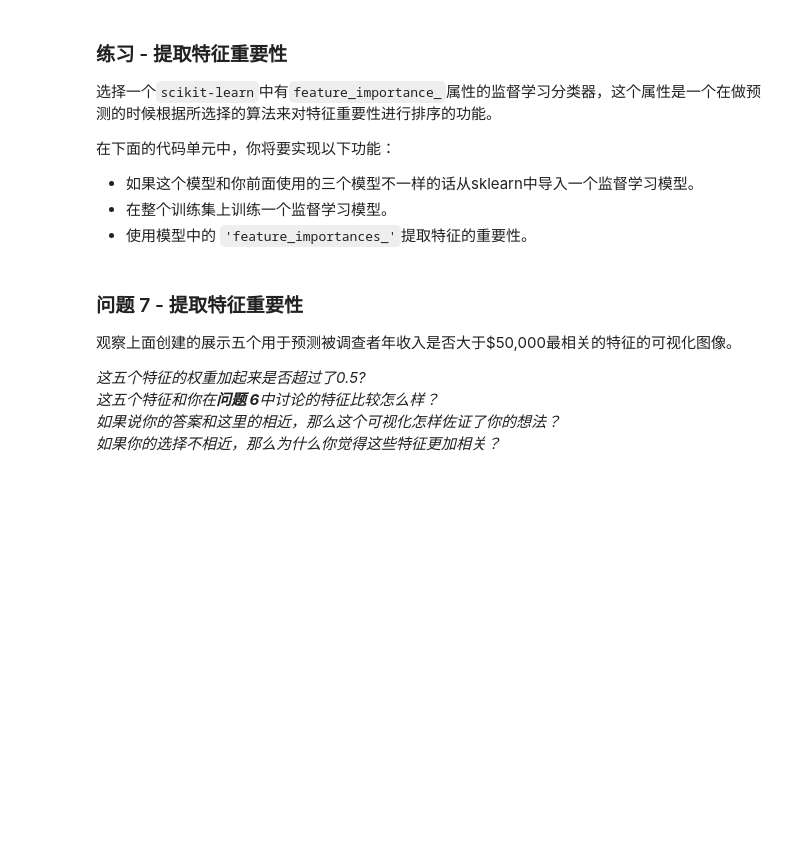
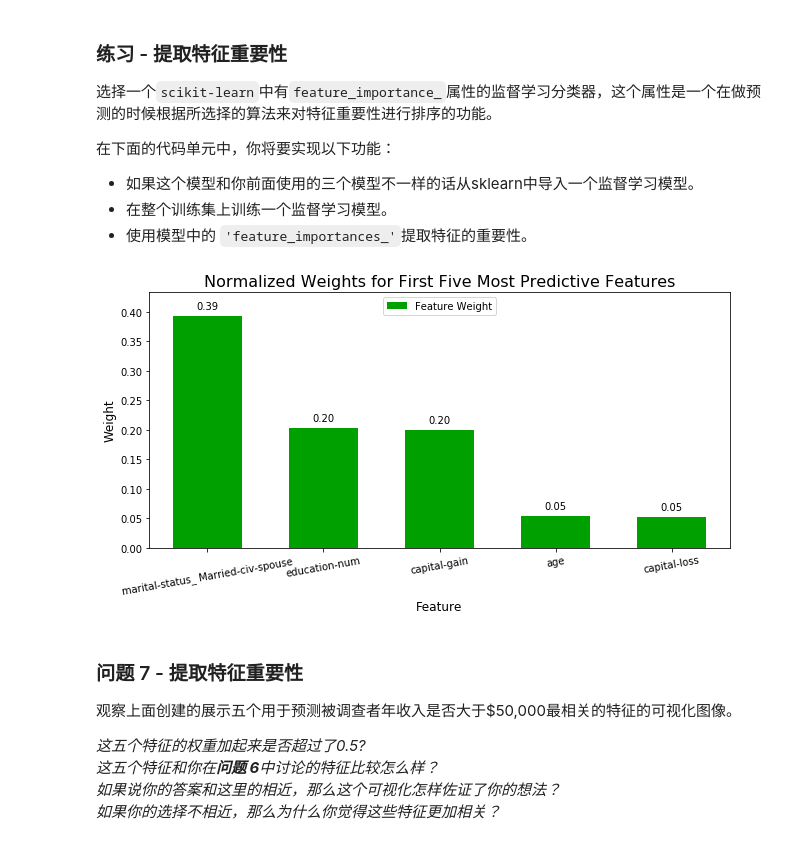
Before and after one commit to jayden-chua/charity-ideas, a Jupyter notebook: finding_donors.ipynb, the cells around one changed output. Cells and saved outputs as stored; diff of their text form; code cells hidden in the pictures; blank space fills up the shorter version.

```diff
--- a/finding_donors.ipynb
+++ b/finding_donors.ipynb
@@ -494,20 +514,27 @@ vs.evaluate(results, accuracy, fscore)
 **注意：** 取决于你选择的参数列表，下面实现的代码可能需要花一些时间运行！
 # %%
 # TODO：导入'GridSearchCV', 'make_scorer'和其他一些需要的库
+from sklearn.ensemble import GradientBoostingClassifier
+from sklearn.model_selection import GridSearchCV
+from sklearn.metrics import make_scorer
 
 # TODO：初始化分类器
-clf = None
+clf = GradientBoostingClassifier(random_state=21)
 
 # TODO：创建你希望调节的参数列表
-parameters = None
+parameters = {'learning_rate':[0.1,0.2,0.3],
+              'n_estimators':[50,100,150],
+              'subsample':[0.5,0.9,1.0]
+             }
 
 # TODO：创建一个fbeta_score打分对象
-scorer = None
+scorer = make_scorer(fbeta_score, beta=0.5)
 
 # TODO：在分类器上使用网格搜索，使用'scorer'作为评价函数
-grid_obj = None
+grid_obj = GridSearchCV(clf,parameters,scoring=scorer)
 
 # TODO：用训练数据拟合网格搜索对象并找到最佳参数
+grid_obj.fit(X_train, y_train)
 
 # 得到estimator
 best_clf = grid_obj.best_estimator_
@@ -571,15 +618,18 @@ _在这十三个记录中，你认为哪五个特征对于预测是最重要的
  - 使用模型中的 `'feature_importances_'`提取特征的重要性。
 # %%
 # TODO：导入一个有'feature_importances_'的监督学习模型
+from sklearn.ensemble import GradientBoostingClassifier
 
 # TODO：在训练集上训练一个监督学习模型
-model = None
+model = GradientBoostingClassifier(random_state=21).fit(X_train,y_train)
 
 # TODO： 提取特征重要性
-importances = None
+importances = model.feature_importances_
 
 # 绘图
 vs.feature_plot(importances, X_train, y_train)
+# %% [output]
+[figure, added]
 # %% [markdown]
 ### 问题 7 - 提取特征重要性
 观察上面创建的展示五个用于预测被调查者年收入是否大于\$50,000最相关的特征的可视化图像。
```
Also changed, not shown: parts of 25 cells of this notebook.
